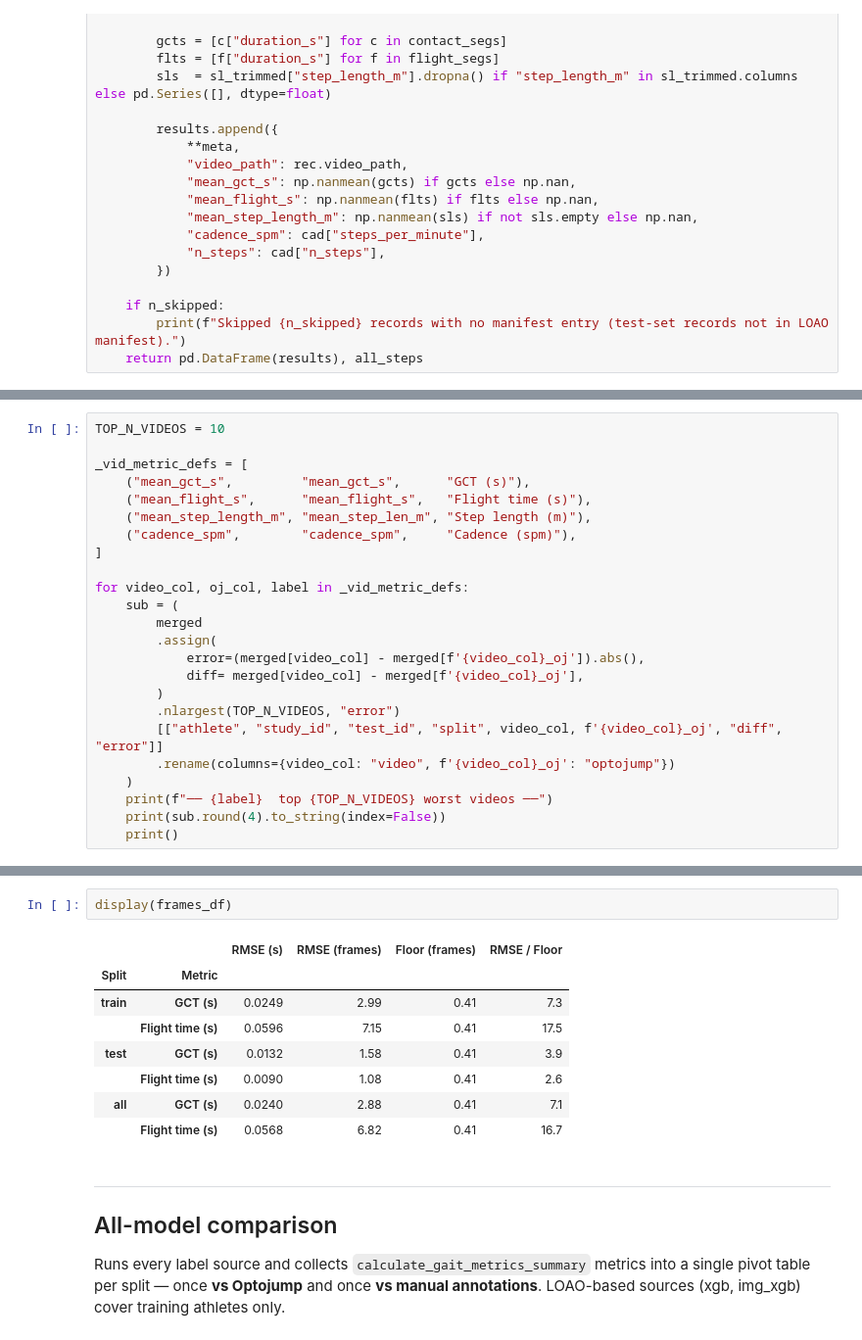
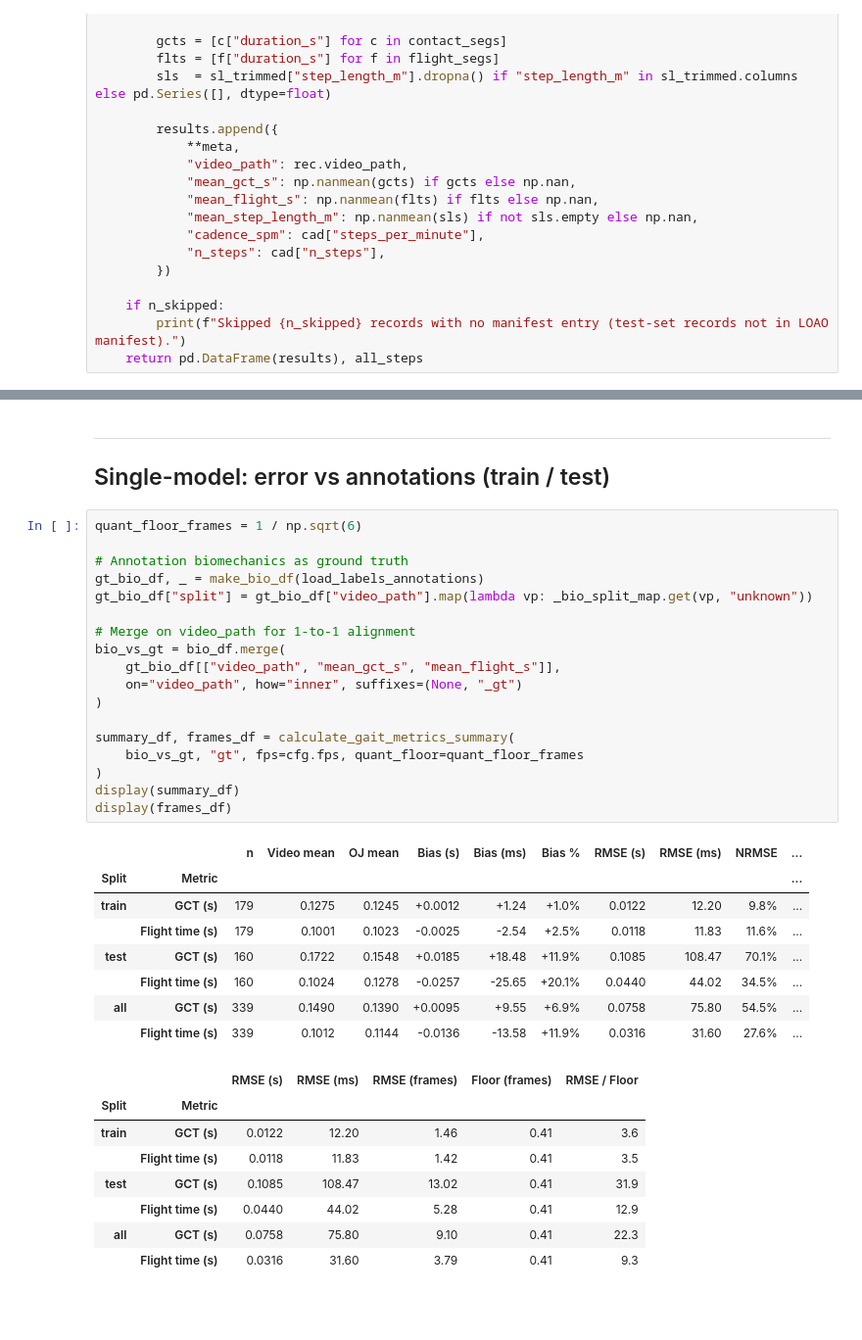
Before and after one commit to mlubneuskaya/running, a Jupyter notebook: notebooks/compare_biomechanics.ipynb, the cells around one changed output, grey strips where cells are left out. Shown at 98% size. Saved outputs shown, nothing was run; the diff lists cells and outputs as text; blank space fills up the shorter version.

```diff
--- a/notebooks/compare_biomechanics.ipynb
+++ b/notebooks/compare_biomechanics.ipynb
@@ -522,24 +342,0 @@ Absolute error between video prediction and Optojump for each individual recordi
-# %%
-TOP_N_VIDEOS = 10
-
-_vid_metric_defs = [
-    ("mean_gct_s",         "mean_gct_s",      "GCT (s)"),
-    ("mean_flight_s",      "mean_flight_s",   "Flight time (s)"),
-    ("mean_step_length_m", "mean_step_len_m", "Step length (m)"),
-    ("cadence_spm",        "cadence_spm",     "Cadence (spm)"),
-]
-
-for video_col, oj_col, label in _vid_metric_defs:
-    sub = (
-        merged
-        .assign(
-            error=(merged[video_col] - merged[f'{video_col}_oj']).abs(),
-            diff= merged[video_col] - merged[f'{video_col}_oj'],
-        )
-        .nlargest(TOP_N_VIDEOS, "error")
-        [["athlete", "study_id", "test_id", "split", video_col, f'{video_col}_oj', "diff", "error"]]
-        .rename(columns={video_col: "video", f'{video_col}_oj': "optojump"})
-    )
-    print(f"── {label}  top {TOP_N_VIDEOS} worst videos ──")
-    print(sub.round(4).to_string(index=False))
-    print()
@@ -662,18 +424,38 @@ display(summary_df)
-# %%
-display(frames_df)
-# %% [output]
-|  |  | RMSE (s) | RMSE (frames) | Floor (frames) | RMSE / Floor |
-| Split | Metric |  |  |  |  |
-| train | GCT (s) | 0.0249 | 2.99 | 0.41 | 7.3 |
-|  | Flight time (s) | 0.0596 | 7.15 | 0.41 | 17.5 |
-| test | GCT (s) | 0.0132 | 1.58 | 0.41 | 3.9 |
-|  | Flight time (s) | 0.0090 | 1.08 | 0.41 | 2.6 |
-| all | GCT (s) | 0.0240 | 2.88 | 0.41 | 7.1 |
-|  | Flight time (s) | 0.0568 | 6.82 | 0.41 | 16.7 |
-# %% [markdown]
----
-## All-model comparison
-
-Runs every label source and collects `calculate_gait_metrics_summary` metrics into a
-single pivot table per split — once **vs Optojump** and once **vs manual annotations**.
-LOAO-based sources (xgb, img\_xgb) cover training athletes only.
+# %% [markdown]
+---
+## Single-model: error vs annotations (train / test)
+# %%
+quant_floor_frames = 1 / np.sqrt(6)
+
+# Annotation biomechanics as ground truth
+gt_bio_df, _ = make_bio_df(load_labels_annotations)
+gt_bio_df["split"] = gt_bio_df["video_path"].map(lambda vp: _bio_split_map.get(vp, "unknown"))
+
+# Merge on video_path for 1-to-1 alignment
+bio_vs_gt = bio_df.merge(
+    gt_bio_df[["video_path", "mean_gct_s", "mean_flight_s"]],
+    on="video_path", how="inner", suffixes=(None, "_gt")
+)
+
+summary_df, frames_df = calculate_gait_metrics_summary(
+    bio_vs_gt, "gt", fps=cfg.fps, quant_floor=quant_floor_frames
+)
+display(summary_df)
+display(frames_df)
+# %% [output]
+|  |  | n | Video mean | OJ mean | Bias (s) | Bias (ms) | Bias % | RMSE (s) | RMSE (ms) | NRMSE | ... |
+| Split | Metric |  |  |  |  |  |  |  |  |  | ... |
+| train | GCT (s) | 179 | 0.1275 | 0.1245 | +0.0012 | +1.24 | +1.0% | 0.0122 | 12.20 | 9.8% | ... |
+|  | Flight time (s) | 179 | 0.1001 | 0.1023 | -0.0025 | -2.54 | +2.5% | 0.0118 | 11.83 | 11.6% | ... |
+| test | GCT (s) | 160 | 0.1722 | 0.1548 | +0.0185 | +18.48 | +11.9% | 0.1085 | 108.47 | 70.1% | ... |
+|  | Flight time (s) | 160 | 0.1024 | 0.1278 | -0.0257 | -25.65 | +20.1% | 0.0440 | 44.02 | 34.5% | ... |
+| all | GCT (s) | 339 | 0.1490 | 0.1390 | +0.0095 | +9.55 | +6.9% | 0.0758 | 75.80 | 54.5% | ... |
+|  | Flight time (s) | 339 | 0.1012 | 0.1144 | -0.0136 | -13.58 | +11.9% | 0.0316 | 31.60 | 27.6% | ... |
+|  |  | RMSE (s) | RMSE (ms) | RMSE (frames) | Floor (frames) | RMSE / Floor |
+| Split | Metric |  |  |  |  |  |
+| train | GCT (s) | 0.0122 | 12.20 | 1.46 | 0.41 | 3.6 |
+|  | Flight time (s) | 0.0118 | 11.83 | 1.42 | 0.41 | 3.5 |
+| test | GCT (s) | 0.1085 | 108.47 | 13.02 | 0.41 | 31.9 |
+|  | Flight time (s) | 0.0440 | 44.02 | 5.28 | 0.41 | 12.9 |
+| all | GCT (s) | 0.0758 | 75.80 | 9.10 | 0.41 | 22.3 |
+|  | Flight time (s) | 0.0316 | 31.60 | 3.79 | 0.41 | 9.3 |
```
Also changed, not shown: parts of 40 cells of this notebook, 8 other files.
